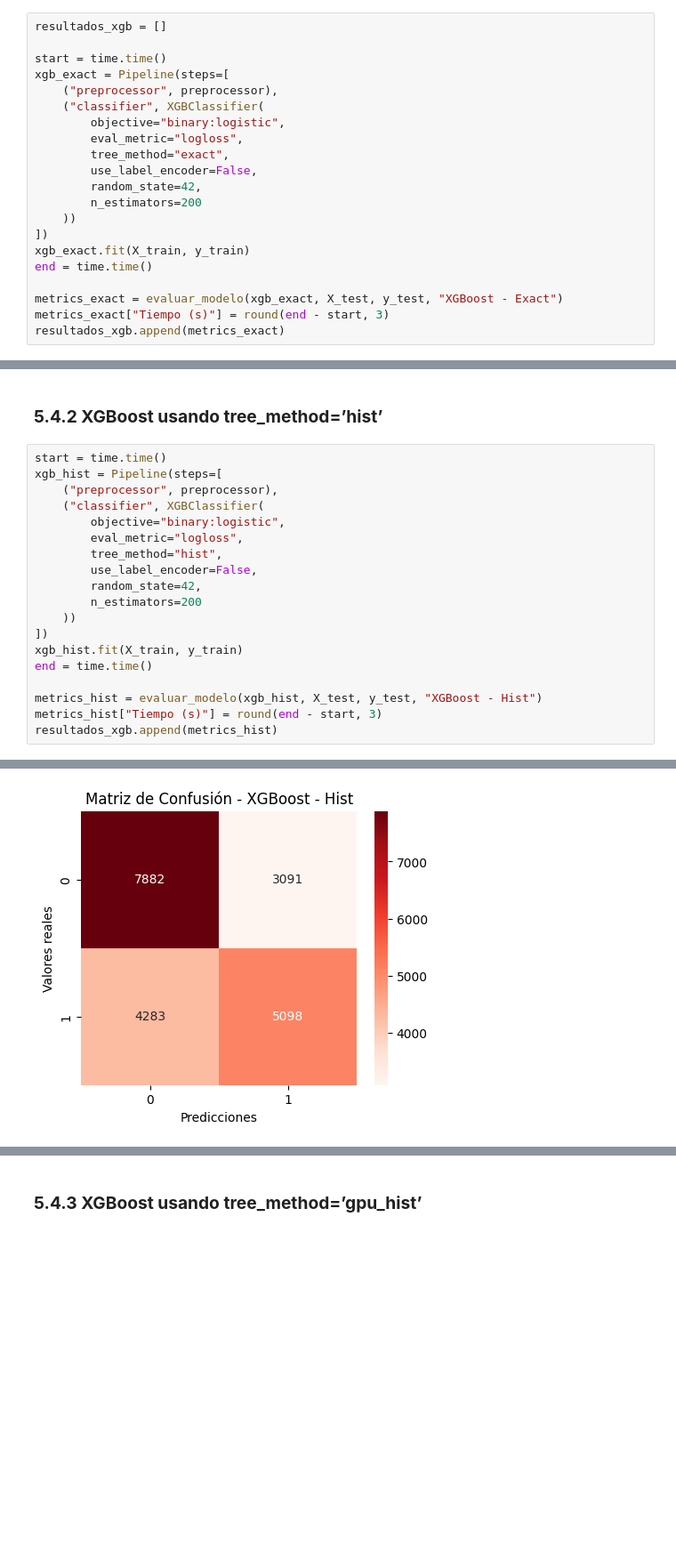
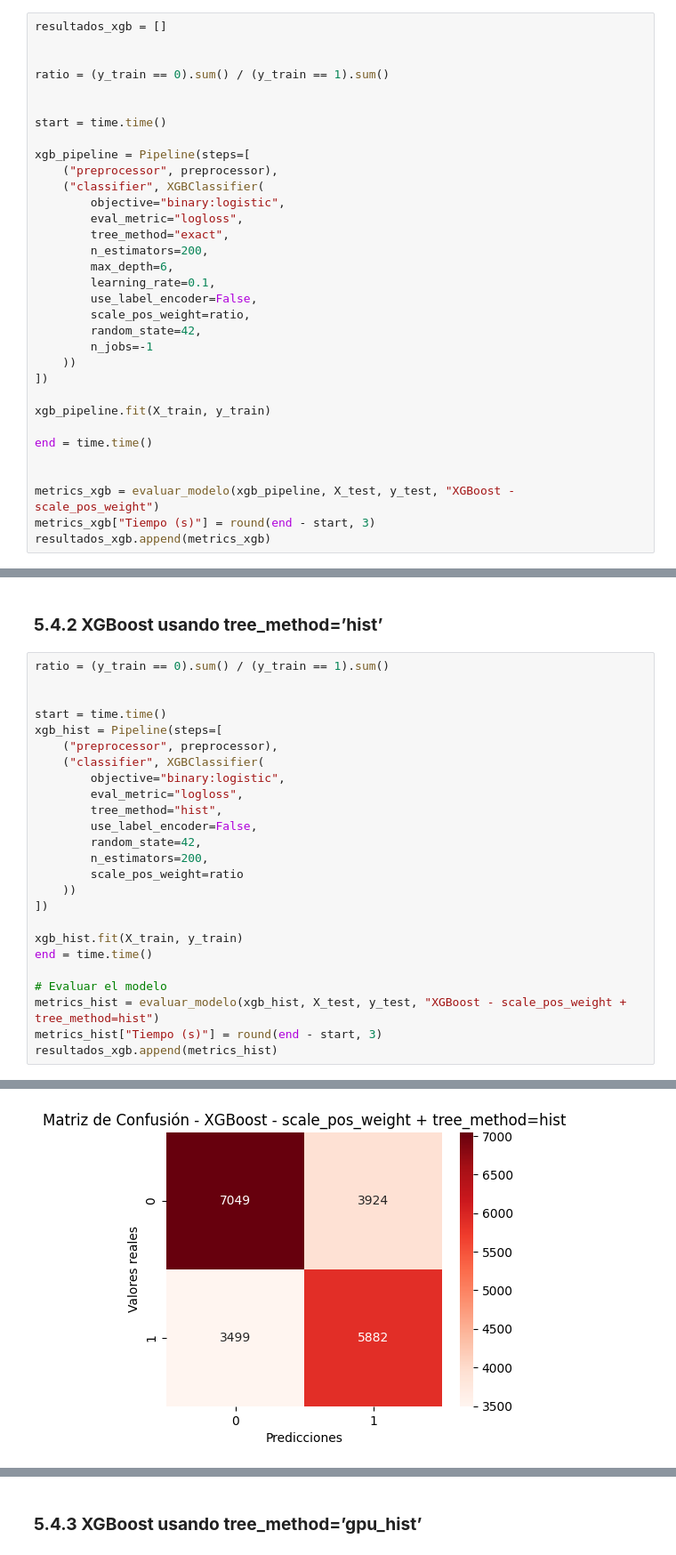
Before and after one commit to juantellas/PF_GestHospitalClasificacion_Entrega3, a Jupyter notebook: 5_optimizacioncomputacional/5_optimizacioncomputacional.ipynb, the cells around one changed output, grey strips where cells are left out. Shown at 89% size. Drawn from its saved outputs; the diff is of its cells as text; blank space fills up the shorter version.

```diff
--- a/5_optimizacioncomputacional/5_optimizacioncomputacional.ipynb
+++ b/5_optimizacioncomputacional/5_optimizacioncomputacional.ipynb
@@ -716,24 +855,36 @@ def evaluar_modelo(modelo, X_test, y_test, nombre_modelo="Modelo"):
 # %%
 resultados_xgb = []
 
+
+ratio = (y_train == 0).sum() / (y_train == 1).sum()
+
+
 start = time.time()
-xgb_exact = Pipeline(steps=[
+
+xgb_pipeline = Pipeline(steps=[
     ("preprocessor", preprocessor),
     ("classifier", XGBClassifier(
         objective="binary:logistic",
         eval_metric="logloss",
         tree_method="exact",
+        n_estimators=200,
+        max_depth=6,
+        learning_rate=0.1,
         use_label_encoder=False,
+        scale_pos_weight=ratio,
         random_state=42,
-        n_estimators=200
+        n_jobs=-1
     ))
 ])
-xgb_exact.fit(X_train, y_train)
+
+xgb_pipeline.fit(X_train, y_train)
+
 end = time.time()
 
-metrics_exact = evaluar_modelo(xgb_exact, X_test, y_test, "XGBoost - Exact")
-metrics_exact["Tiempo (s)"] = round(end - start, 3)
-resultados_xgb.append(metrics_exact)
+
+metrics_xgb = evaluar_modelo(xgb_pipeline, X_test, y_test, "XGBoost - scale_pos_weight")
+metrics_xgb["Tiempo (s)"] = round(end - start, 3)
+resultados_xgb.append(metrics_xgb)
 # %% [output]
 Parameters: { "use_label_encoder" } are not used.
 
@@ -754,26 +905,32 @@ weighted avg       0.64      0.64      0.63     20354
 # %% [markdown]
 ### **5.4.2 XGBoost usando tree_method=’hist’**
 # %%
+ratio = (y_train == 0).sum() / (y_train == 1).sum()
+
+
 start = time.time()
 xgb_hist = Pipeline(steps=[
     ("preprocessor", preprocessor),
     ("classifier", XGBClassifier(
         objective="binary:logistic",
         eval_metric="logloss",
         tree_method="hist",
         use_label_encoder=False,
         random_state=42,
-        n_estimators=200
+        n_estimators=200,
+        scale_pos_weight=ratio
     ))
 ])
+
 xgb_hist.fit(X_train, y_train)
 end = time.time()
 
-metrics_hist = evaluar_modelo(xgb_hist, X_test, y_test, "XGBoost - Hist")
+# Evaluar el modelo
+metrics_hist = evaluar_modelo(xgb_hist, X_test, y_test, "XGBoost - scale_pos_weight + tree_method=hist")
 metrics_hist["Tiempo (s)"] = round(end - start, 3)
 resultados_xgb.append(metrics_hist)
 # %% [output]
 Parameters: { "use_label_encoder" } are not used.
 
   warnings.warn(smsg, UserWarning)
-[figure, old version]
+[figure, new version]
```
Also changed, not shown: parts of 49 cells of this notebook.
